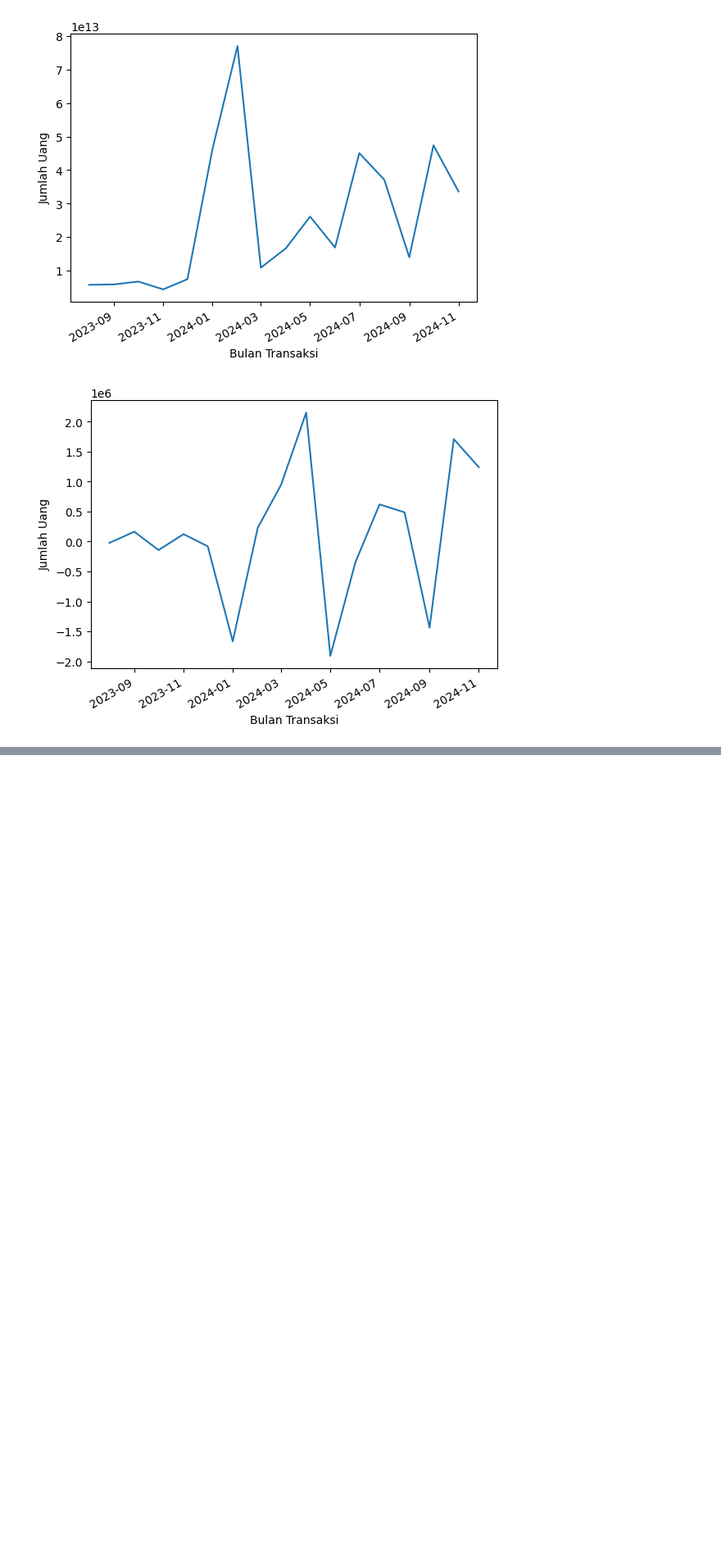
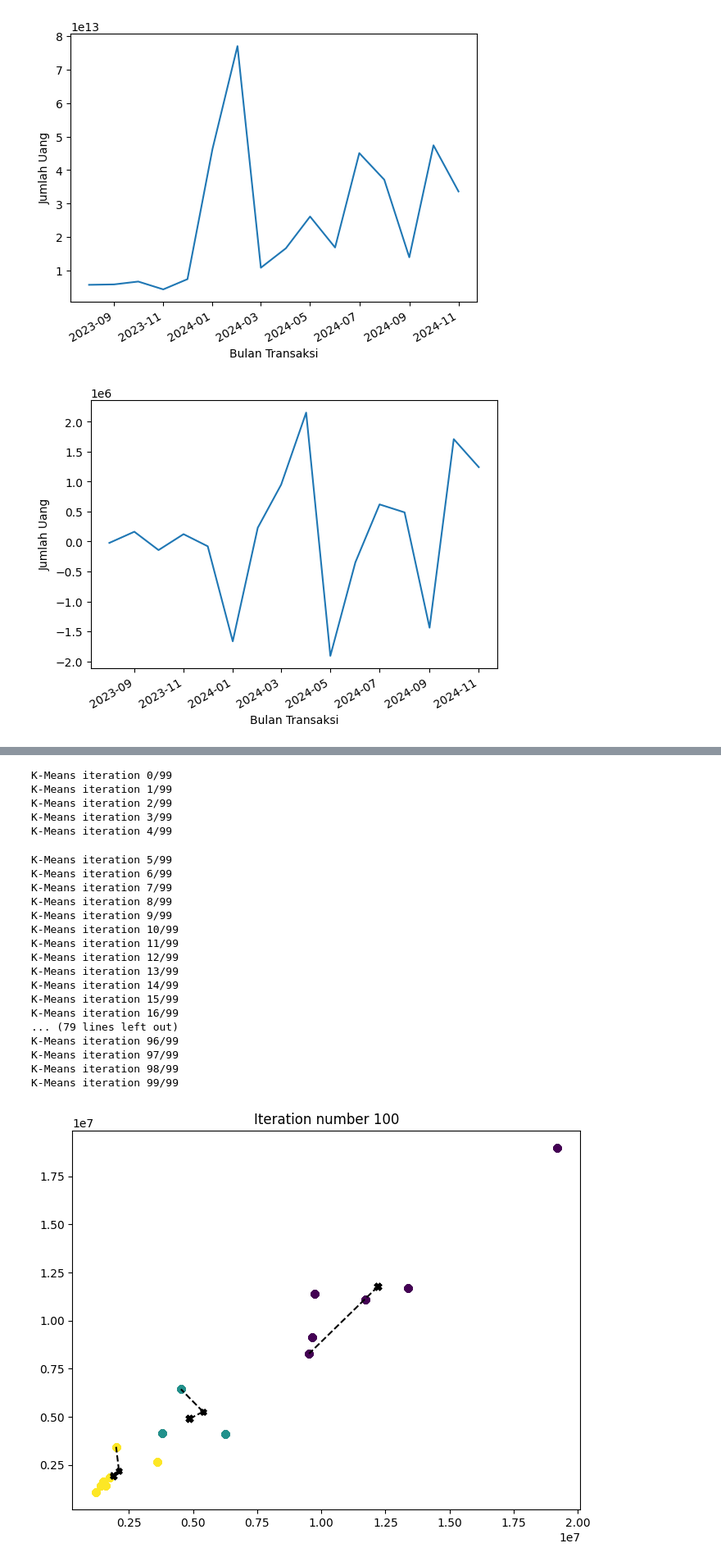
Before and after one commit to itsmaul/bangkit-capstone, a Jupyter notebook: All_Integrated.ipynb, the cells around one changed output, grey strips where cells are left out. Shown at 82% size. Drawn from its saved outputs; the diff is of its cells as text; code cells hidden in the pictures; blank space fills up the shorter version.

```diff
--- a/All_Integrated.ipynb
+++ b/All_Integrated.ipynb
@@ -116,0 +213,14 @@ with open('clean_data.json', 'w') as json_file:
+# %%
+def plot_progress_kMeans(X, centroids, previous, idx, K, i):
+    # Plot the examples
+    plot_data_points(X, idx, K)
+
+    # Plot the centroids as black X's
+    plt.scatter(centroids[:, 0], centroids[:, 1], marker='x', c='k', s=20, linewidth=3)
+
+    # Plot the history of the centroids with lines
+    for j in range(centroids.shape[0]):
+        plt.plot([centroids[j, 0], previous[j, 0]], [centroids[j, 1], previous[j, 1]], c='k', linestyle='--')
+
+    # Title the plot
+    plt.title('Iteration number {}'.format(i + 1))
@@ -116,0 +300,43 @@ with open('clean_data.json', 'w') as json_file:
+# %%
+def kMeans_init_centroids(X, K):
+    # Randomly reorder the indices of examples
+    randidx = np.random.permutation(X.shape[0])
+
+    # Take the first K examples as centroids
+    centroids = X[randidx[:K]]
+
+    return centroids
+# %%
+# Set number of centroids and max number of iterations
+K = 3
+max_iters = 100
+
+# Set initial centroids by picking random examples from the dataset
+initial_centroids = kMeans_init_centroids(X, K)
+
+# Run K-Means
+centroids, idx = run_kMeans(X, initial_centroids, max_iters, plot_progress=True)
+# %% [output]
+K-Means iteration 0/99
+K-Means iteration 1/99
+K-Means iteration 2/99
+K-Means iteration 3/99
+K-Means iteration 4/99
+K-Means iteration 5/99
+K-Means iteration 6/99
+K-Means iteration 7/99
+K-Means iteration 8/99
+K-Means iteration 9/99
+K-Means iteration 10/99
+K-Means iteration 11/99
+K-Means iteration 12/99
+K-Means iteration 13/99
+K-Means iteration 14/99
+K-Means iteration 15/99
+K-Means iteration 16/99
+... (79 lines left out)
+K-Means iteration 96/99
+K-Means iteration 97/99
+K-Means iteration 98/99
+K-Means iteration 99/99
+[figure, added]
```
Also changed, not shown: parts of 13 cells of this notebook.
